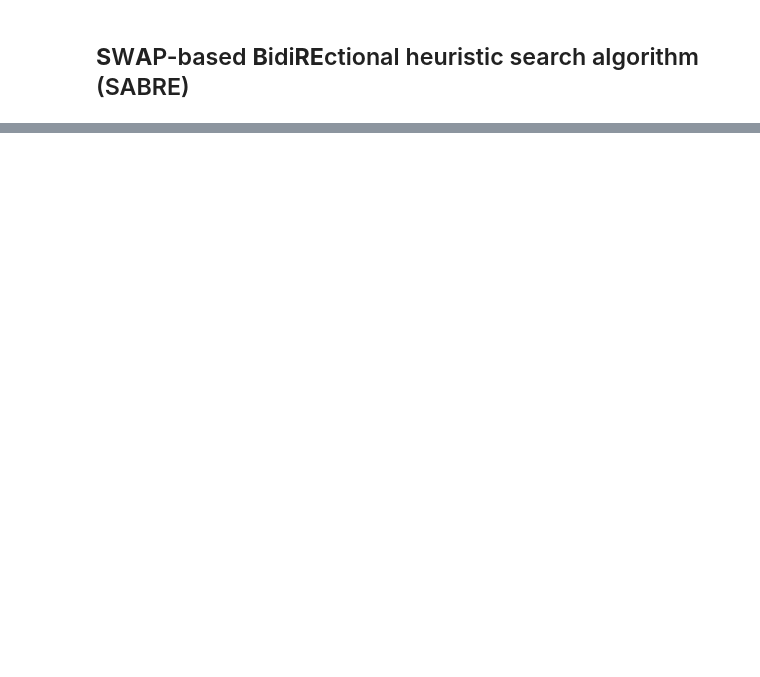
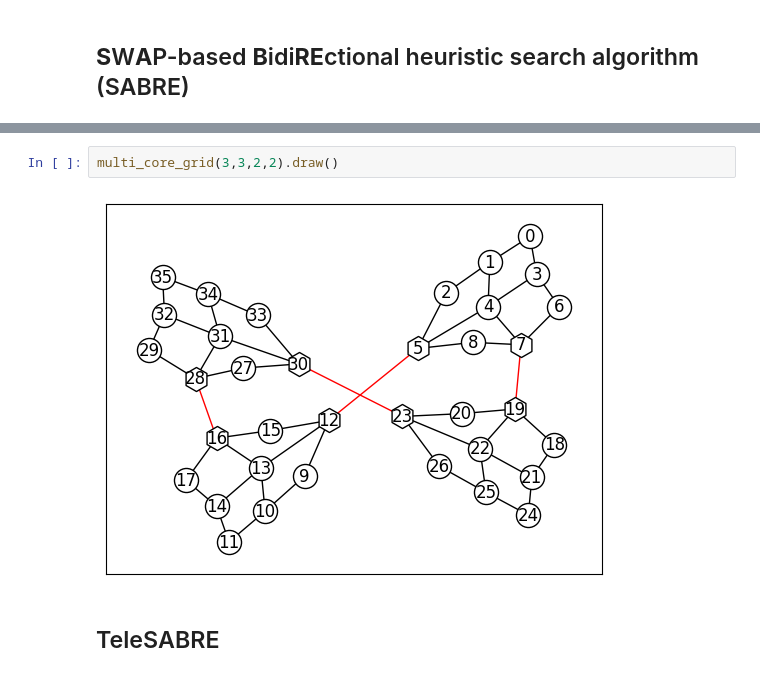
Before and after one commit to sibishan/blartsabre, a Jupyter notebook: demo.ipynb, the cells around one changed output, grey strips where cells are left out. Drawn from its saved outputs; the diff is of its cells as text; blank space fills up the shorter version.

```diff
--- a/demo.ipynb
+++ b/demo.ipynb
@@ -193,0 +320,6 @@ This encourages SWAP choices that make near-term gates executable while also imp
+# %%
+multi_core_grid(3,3,2,2).draw()
+# %% [output]
+[figure, added]
+# %% [markdown]
+## TeleSABRE
```
Also changed, not shown: parts of 40 cells of this notebook, 4 other files.
